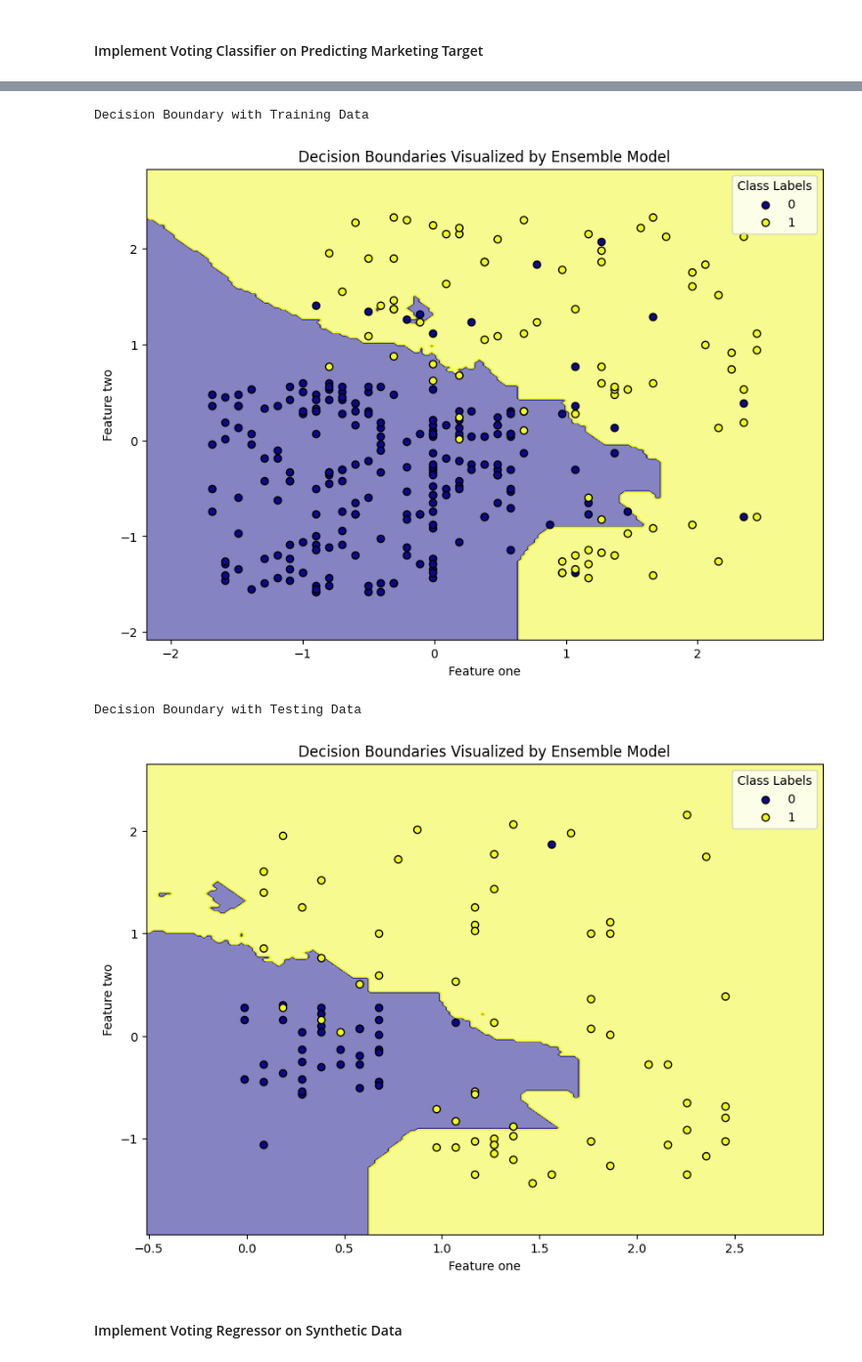
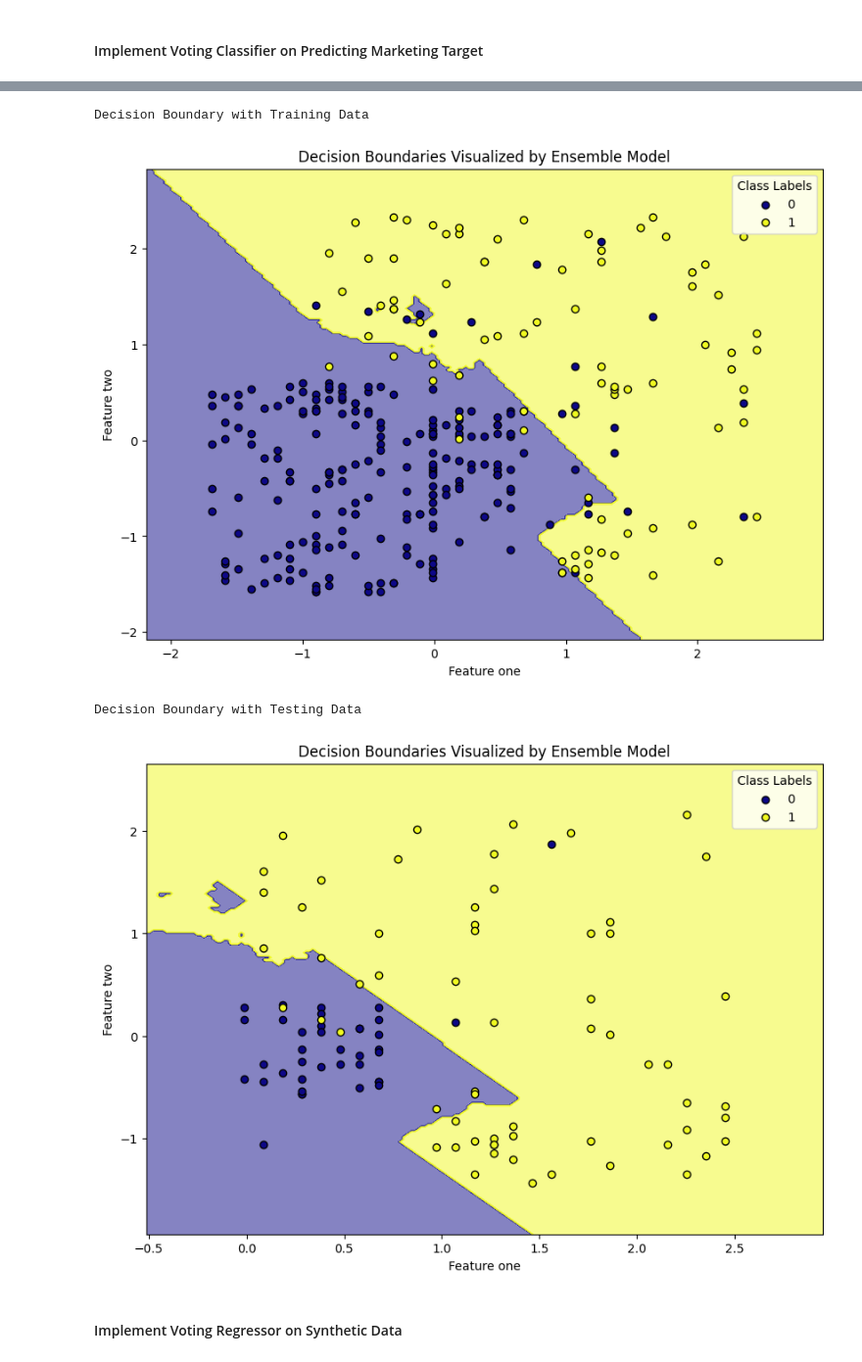
Before and after one commit to XingshengXu/Machine-Learning-Projects, a Jupyter notebook: Ensemble Learning/Voting_Ensembles_demo.ipynb, the cells around one changed output, grey strips where cells are left out. Shown at 98% size. Cells and saved outputs as stored; diff of their text form; code cells hidden in the pictures.

```diff
--- a/Ensemble Learning/Voting_Ensembles_demo.ipynb
+++ b/Ensemble Learning/Voting_Ensembles_demo.ipynb
@@ -67,12 +114,12 @@ train_X = scaler.fit_transform(train_X)
 test_X = scaler.transform(test_X)
 # %%
 # Create base classifiers.
-tree = ClassificationTree(criterion='gini', min_split_samples=8, min_leaf_samples=4)
-log_reg = LogisticRegression(algorithm='BGD')
+slp = SLPClassifier(learning_rate=0.02, max_iterations=100)
+log_reg = LogisticRegression()
 knn = KNNClassifier(k_neighbours=12)
 
 # Create ensemble model.
-vec = VotingClassifier(classifiers=[tree, log_reg, knn], voting='hard')
+vec = VotingClassifier(classifiers=[slp, log_reg, knn], voting='hard')
 vec.fit(train_X,train_Y)
 
 # Evaluate model performance on training data
@@ -101,7 +155,7 @@ weighted avg       0.91      0.89      0.89       100
 Decision Boundary with Training Data
-[figure, old version]
+[figure, new version]
 Decision Boundary with Testing Data
-[figure, old version]
+[figure, new version]
 # %% [markdown]
 #### Implement Voting Regressor on Synthetic Data
 # %% [markdown]
```
Also changed, not shown: parts of 7 cells of this notebook, 4 other files.
